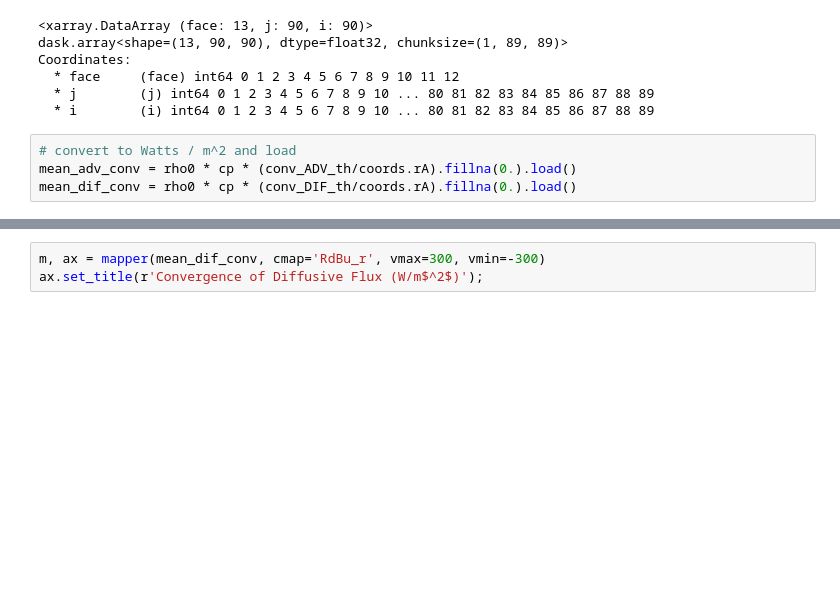
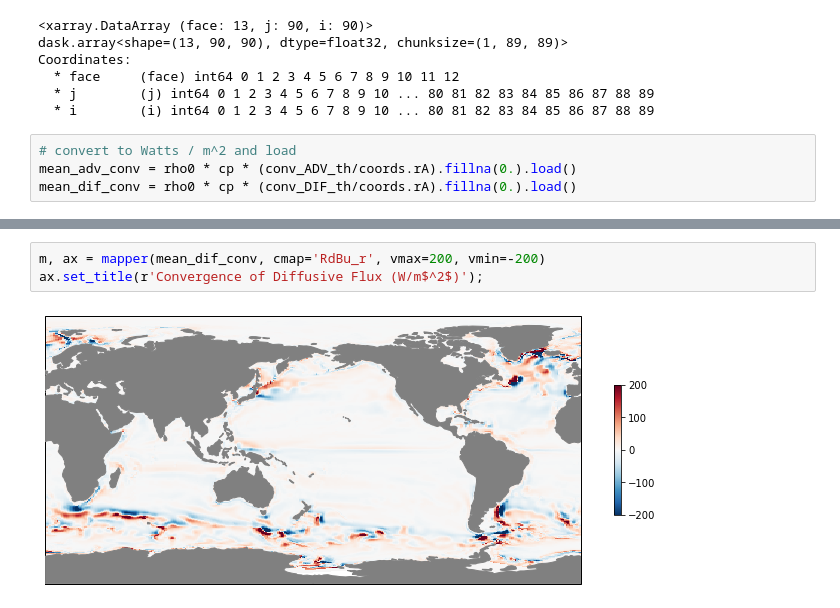
Before and after one commit to cpatrizio88/pangeo_ECCO, a Jupyter notebook: test_ecco.ipynb, the cells around one changed output, grey strips where cells are left out. Drawn from its saved outputs; the diff is of its cells as text; blank space fills up the shorter version.

```diff
--- a/test_ecco.ipynb
+++ b/test_ecco.ipynb
@@ -312,4 +314,6 @@ ax.set_title(r'Convergence of Advective Flux (W/m$^2$)');
 # %%
-m, ax = mapper(mean_dif_conv, cmap='RdBu_r', vmax=300, vmin=-300)
+m, ax = mapper(mean_dif_conv, cmap='RdBu_r', vmax=200, vmin=-200)
 ax.set_title(r'Convergence of Diffusive Flux (W/m$^2$)');
+# %% [output]
+[figure, added]
 # %%
```
Also changed, not shown: parts of 13 cells of this notebook, 1 other file.
